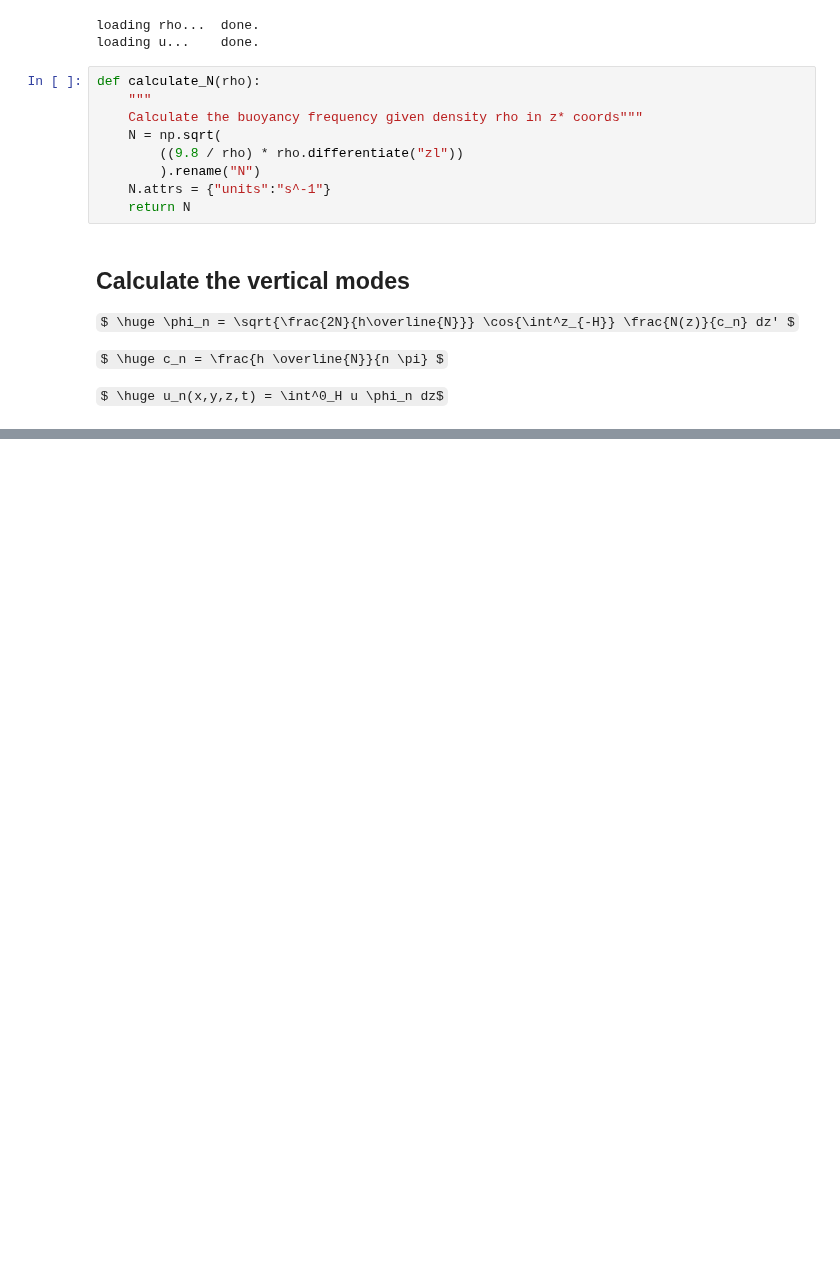
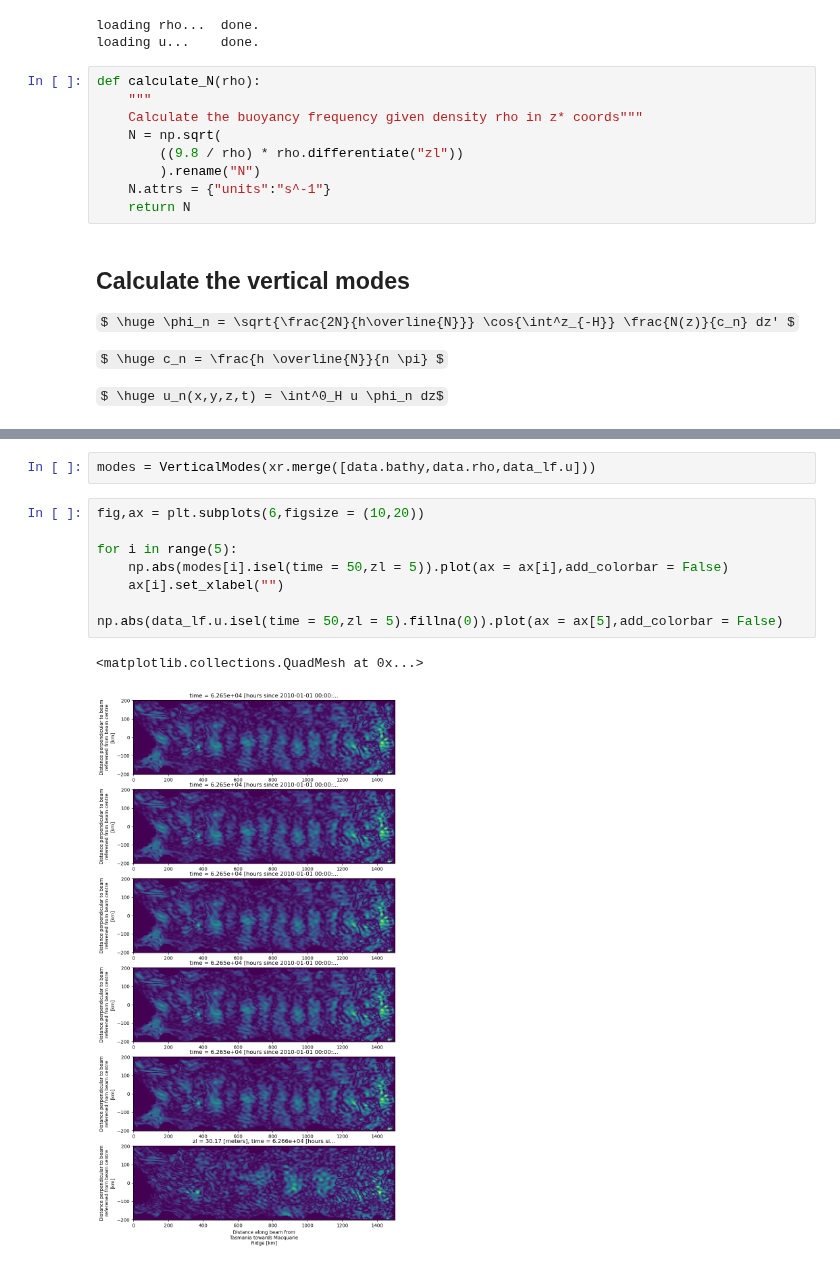
Before and after one commit to ashjbarnes/tasman-tides, a Jupyter notebook: notebooks/analysis/vertical_structure.ipynb, the cells around one changed output, grey strips where cells are left out. Drawn from its saved outputs; the diff is of its cells as text; some formulas as TeX source; blank space fills up the shorter version.

```diff
--- a/notebooks/analysis/vertical_structure.ipynb
+++ b/notebooks/analysis/vertical_structure.ipynb
@@ -107,0 +136,13 @@ data.u.mean("xb").mean("yb").plot(ax = ax[1],x = "time",vmax = 0.2,vmin = -0.2,c
+# %%
+modes = VerticalModes(xr.merge([data.bathy,data.rho,data_lf.u]))
+# %%
+fig,ax = plt.subplots(6,figsize = (10,20))
+
+for i in range(5):
+    np.abs(modes[i].isel(time = 50,zl = 5)).plot(ax = ax[i],add_colorbar = False)
+    ax[i].set_xlabel("")
+
+np.abs(data_lf.u.isel(time = 50,zl = 5).fillna(0)).plot(ax = ax[5],add_colorbar = False)
+# %% [output]
+<matplotlib.collections.QuadMesh at 0x...>
+[figure, added]
```
Also changed, not shown: parts of 5 cells of this notebook, 10 other files.
